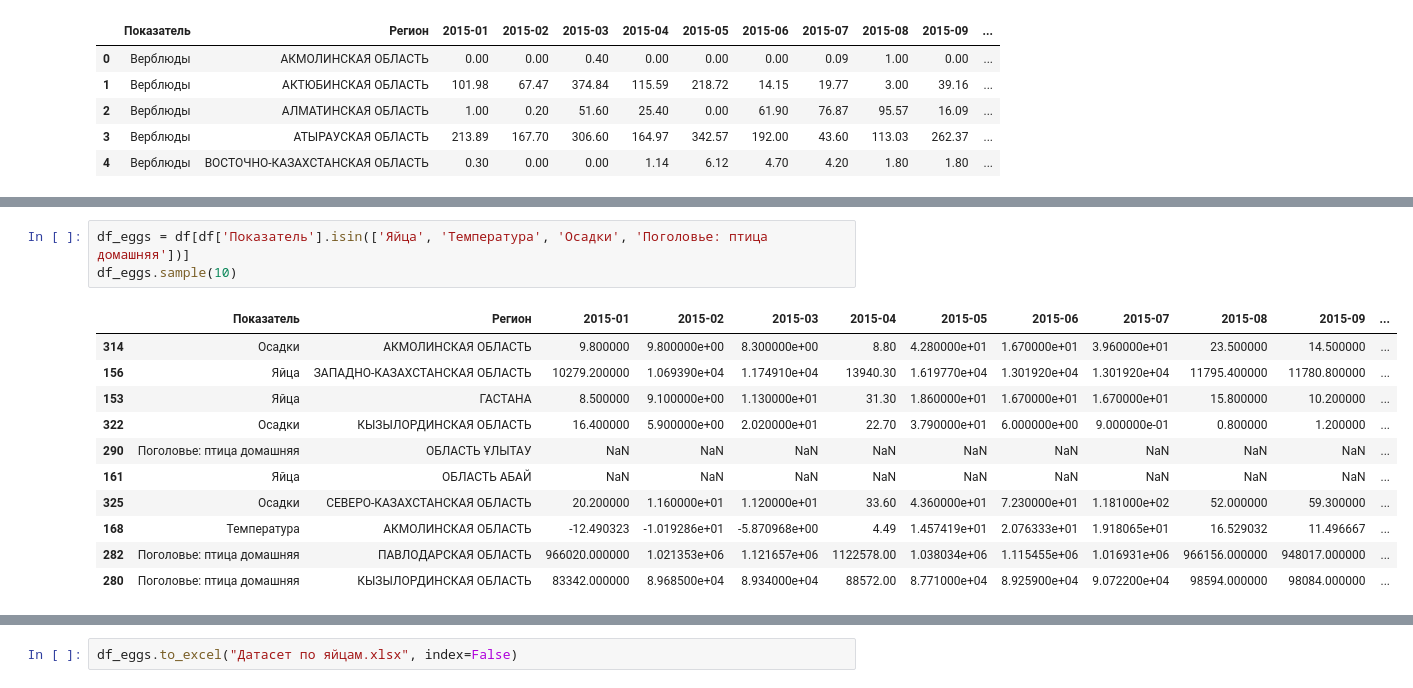
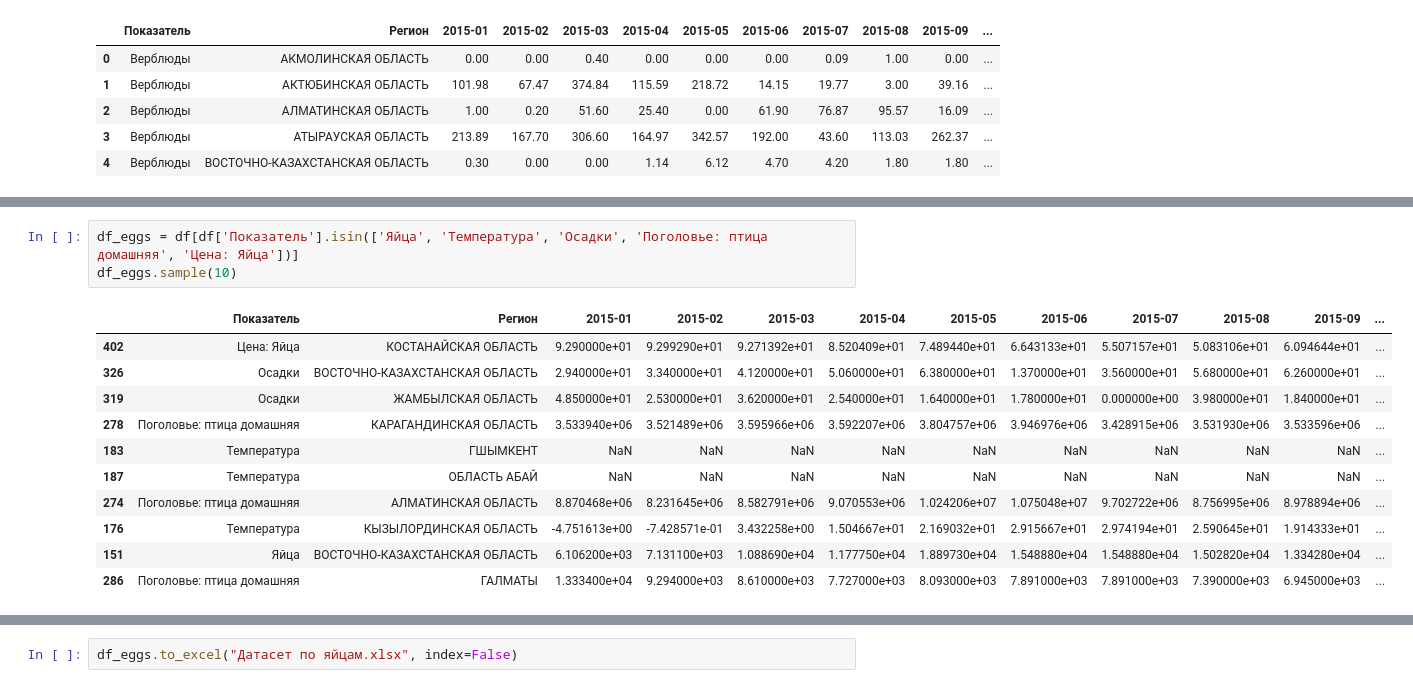
Before and after one commit to Madi147/ICC, a Jupyter notebook: Models/Яйца/Models_яйца.ipynb, the cells around one changed output, grey strips where cells are left out. Saved outputs shown, nothing was run; the diff lists cells and outputs as text.

```diff
--- a/Models/Яйца/Models_яйца.ipynb
+++ b/Models/Яйца/Models_яйца.ipynb
@@ -48,19 +49,19 @@ array(['Верблюды', 'КРС', 'Лошади', 'Молоко', 'Овцы
       dtype=object)
 # %%
-df_eggs = df[df['Показатель'].isin(['Яйца', 'Температура', 'Осадки', 'Поголовье: птица домашняя'])]
+df_eggs = df[df['Показатель'].isin(['Яйца', 'Температура', 'Осадки', 'Поголовье: птица домашняя', 'Цена: Яйца'])]
 df_eggs.sample(10)
 # %% [output]
 |  | Показатель | Регион | 2015-01 | 2015-02 | 2015-03 | 2015-04 | 2015-05 | 2015-06 | 2015-07 | 2015-08 | 2015-09 | ... |
-| 314 | Осадки | АКМОЛИНСКАЯ ОБЛАСТЬ | 9.800000 | 9.800000e+00 | 8.300000e+00 | 8.80 | 4.280000e+01 | 1.670000e+01 | 3.960000e+01 | 23.500000 | 14.500000 | ... |
-| 156 | Яйца | ЗАПАДНО-КАЗАХСТАНСКАЯ ОБЛАСТЬ | 10279.200000 | 1.069390e+04 | 1.174910e+04 | 13940.30 | 1.619770e+04 | 1.301920e+04 | 1.301920e+04 | 11795.400000 | 11780.800000 | ... |
-| 153 | Яйца | ГАСТАНА | 8.500000 | 9.100000e+00 | 1.130000e+01 | 31.30 | 1.860000e+01 | 1.670000e+01 | 1.670000e+01 | 15.800000 | 10.200000 | ... |
-| 322 | Осадки | КЫЗЫЛОРДИНСКАЯ ОБЛАСТЬ | 16.400000 | 5.900000e+00 | 2.020000e+01 | 22.70 | 3.790000e+01 | 6.000000e+00 | 9.000000e-01 | 0.800000 | 1.200000 | ... |
-| 290 | Поголовье: птица домашняя | ОБЛАСТЬ ҰЛЫТАУ | NaN | NaN | NaN | NaN | NaN | NaN | NaN | NaN | NaN | ... |
-| 161 | Яйца | ОБЛАСТЬ АБАЙ | NaN | NaN | NaN | NaN | NaN | NaN | NaN | NaN | NaN | ... |
-| 325 | Осадки | СЕВЕРО-КАЗАХСТАНСКАЯ ОБЛАСТЬ | 20.200000 | 1.160000e+01 | 1.120000e+01 | 33.60 | 4.360000e+01 | 7.230000e+01 | 1.181000e+02 | 52.000000 | 59.300000 | ... |
-| 168 | Температура | АКМОЛИНСКАЯ ОБЛАСТЬ | -12.490323 | -1.019286e+01 | -5.870968e+00 | 4.49 | 1.457419e+01 | 2.076333e+01 | 1.918065e+01 | 16.529032 | 11.496667 | ... |
-| 282 | Поголовье: птица домашняя | ПАВЛОДАРСКАЯ ОБЛАСТЬ | 966020.000000 | 1.021353e+06 | 1.121657e+06 | 1122578.00 | 1.038034e+06 | 1.115455e+06 | 1.016931e+06 | 966156.000000 | 948017.000000 | ... |
-| 280 | Поголовье: птица домашняя | КЫЗЫЛОРДИНСКАЯ ОБЛАСТЬ | 83342.000000 | 8.968500e+04 | 8.934000e+04 | 88572.00 | 8.771000e+04 | 8.925900e+04 | 9.072200e+04 | 98594.000000 | 98084.000000 | ... |
+| 402 | Цена: Яйца | КОСТАНАЙСКАЯ ОБЛАСТЬ | 9.290000e+01 | 9.299290e+01 | 9.271392e+01 | 8.520409e+01 | 7.489440e+01 | 6.643133e+01 | 5.507157e+01 | 5.083106e+01 | 6.094644e+01 | ... |
+| 326 | Осадки | ВОСТОЧНО-КАЗАХСТАНСКАЯ ОБЛАСТЬ | 2.940000e+01 | 3.340000e+01 | 4.120000e+01 | 5.060000e+01 | 6.380000e+01 | 1.370000e+01 | 3.560000e+01 | 5.680000e+01 | 6.260000e+01 | ... |
+| 319 | Осадки | ЖАМБЫЛСКАЯ ОБЛАСТЬ | 4.850000e+01 | 2.530000e+01 | 3.620000e+01 | 2.540000e+01 | 1.640000e+01 | 1.780000e+01 | 0.000000e+00 | 3.980000e+01 | 1.840000e+01 | ... |
+| 278 | Поголовье: птица домашняя | КАРАГАНДИНСКАЯ ОБЛАСТЬ | 3.533940e+06 | 3.521489e+06 | 3.595966e+06 | 3.592207e+06 | 3.804757e+06 | 3.946976e+06 | 3.428915e+06 | 3.531930e+06 | 3.533596e+06 | ... |
+| 183 | Температура | ГШЫМКЕНТ | NaN | NaN | NaN | NaN | NaN | NaN | NaN | NaN | NaN | ... |
+| 187 | Температура | ОБЛАСТЬ АБАЙ | NaN | NaN | NaN | NaN | NaN | NaN | NaN | NaN | NaN | ... |
+| 274 | Поголовье: птица домашняя | АЛМАТИНСКАЯ ОБЛАСТЬ | 8.870468e+06 | 8.231645e+06 | 8.582791e+06 | 9.070553e+06 | 1.024206e+07 | 1.075048e+07 | 9.702722e+06 | 8.756995e+06 | 8.978894e+06 | ... |
+| 176 | Температура | КЫЗЫЛОРДИНСКАЯ ОБЛАСТЬ | -4.751613e+00 | -7.428571e-01 | 3.432258e+00 | 1.504667e+01 | 2.169032e+01 | 2.915667e+01 | 2.974194e+01 | 2.590645e+01 | 1.914333e+01 | ... |
+| 151 | Яйца | ВОСТОЧНО-КАЗАХСТАНСКАЯ ОБЛАСТЬ | 6.106200e+03 | 7.131100e+03 | 1.088690e+04 | 1.177750e+04 | 1.889730e+04 | 1.548880e+04 | 1.548880e+04 | 1.502820e+04 | 1.334280e+04 | ... |
+| 286 | Поголовье: птица домашняя | ГАЛМАТЫ | 1.333400e+04 | 9.294000e+03 | 8.610000e+03 | 7.727000e+03 | 8.093000e+03 | 7.891000e+03 | 7.891000e+03 | 7.390000e+03 | 6.945000e+03 | ... |
 # %%
 # Step 1: Pivot to wide format (each indicator becomes columns of periods)
 df_wide = df_eggs.pivot(index="Регион", columns="Показатель")
```
Also changed, not shown: parts of 2 cells of this notebook, 5 other files.
